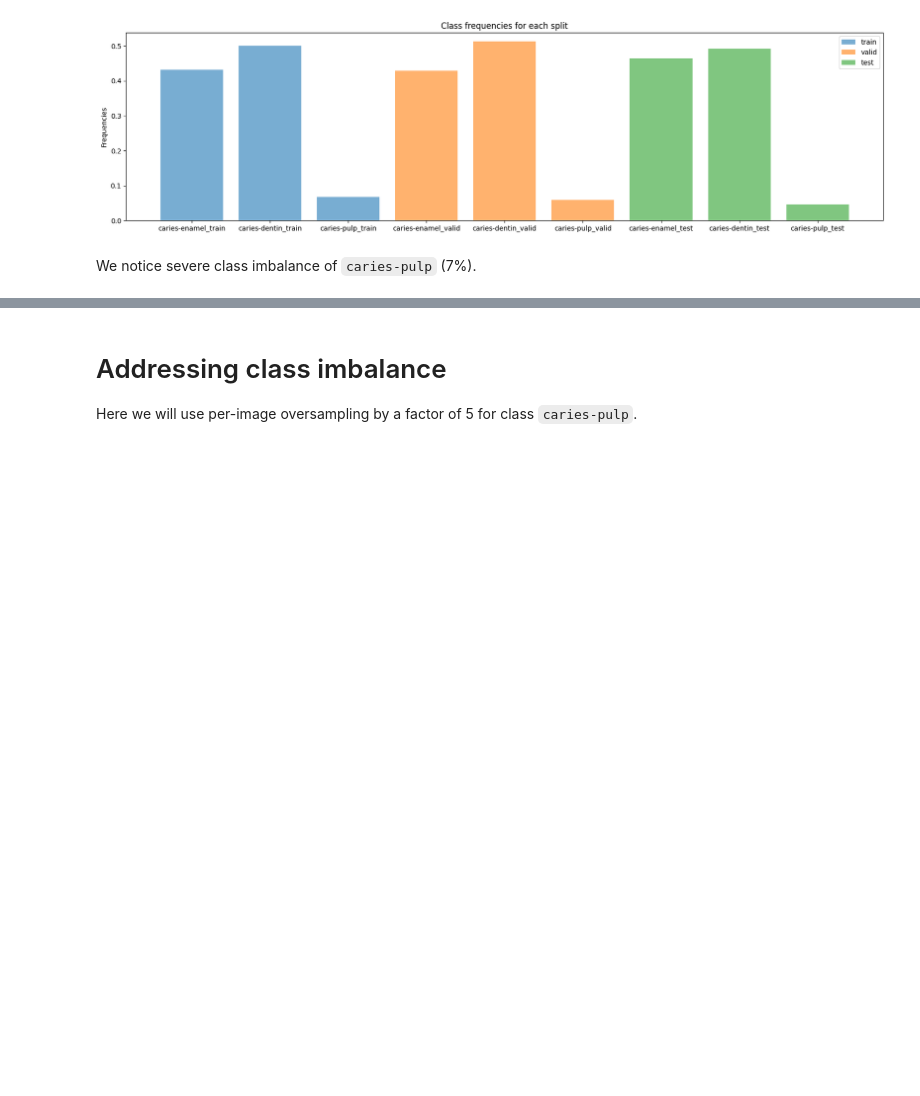
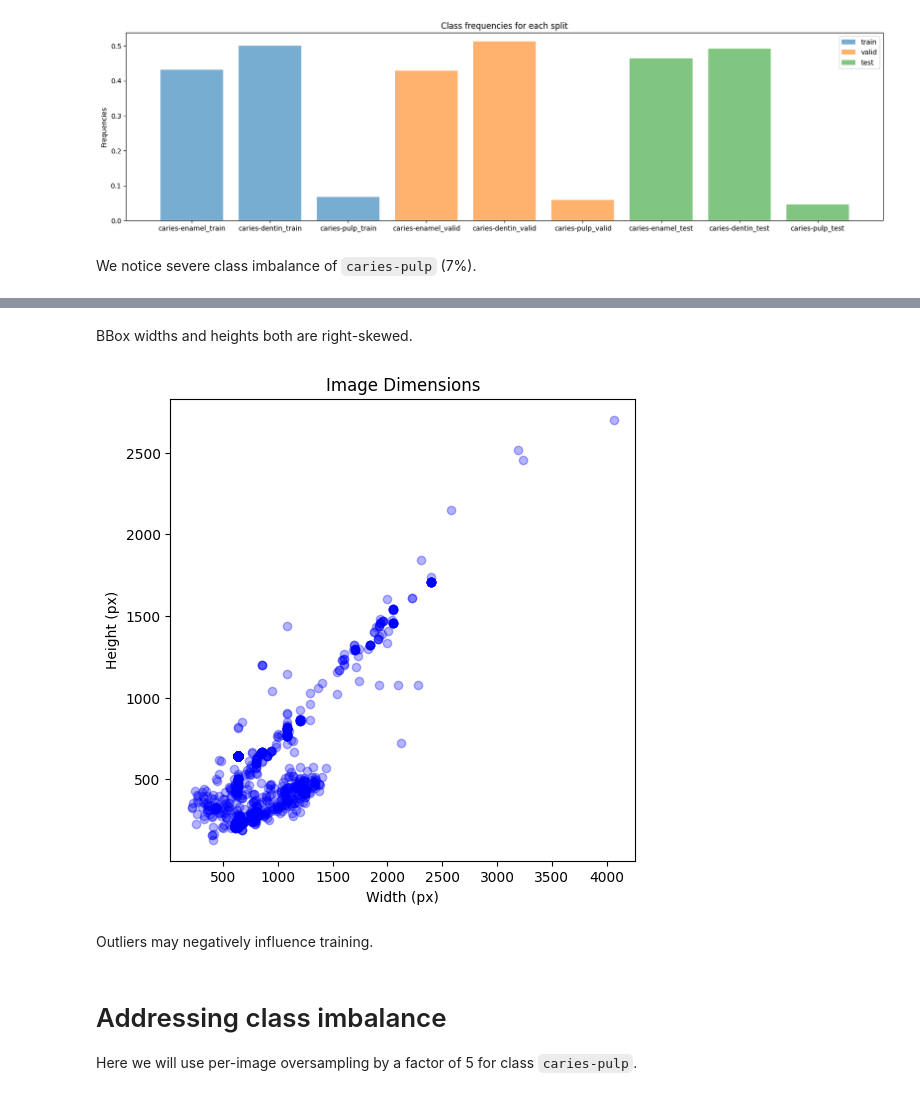
Before and after one commit to Kirk-KD/caries-segmentation, a Jupyter notebook: caries.ipynb, the cells around one changed output, grey strips where cells are left out. Drawn from its saved outputs; the diff is of its cells as text; code cells hidden in the pictures; blank space fills up the shorter version.

```diff
--- a/caries.ipynb
+++ b/caries.ipynb
@@ -208,3 +248,22 @@ We notice severe class imbalance of `caries-pulp` (7%).
+# %% [markdown]
+BBox widths and heights both are right-skewed.
+# %%
+dataset_dicts = DatasetCatalog.get("train")
+
+plt.figure(figsize=(6, 6))
+for image in dataset_dicts:
+    width = image["width"]
+    height = image["height"]
+    plt.plot(width, height, "bo", alpha=0.3)
+
+plt.xlabel("Width (px)")
+plt.ylabel("Height (px)")
+plt.title("Image Dimensions")
+plt.show()
+# %% [output]
+[figure, added]
+# %% [markdown]
+Outliers may negatively influence training.
 # %% [markdown]
 # Addressing class imbalance
 
```
Also changed, not shown: parts of 10 cells of this notebook.
